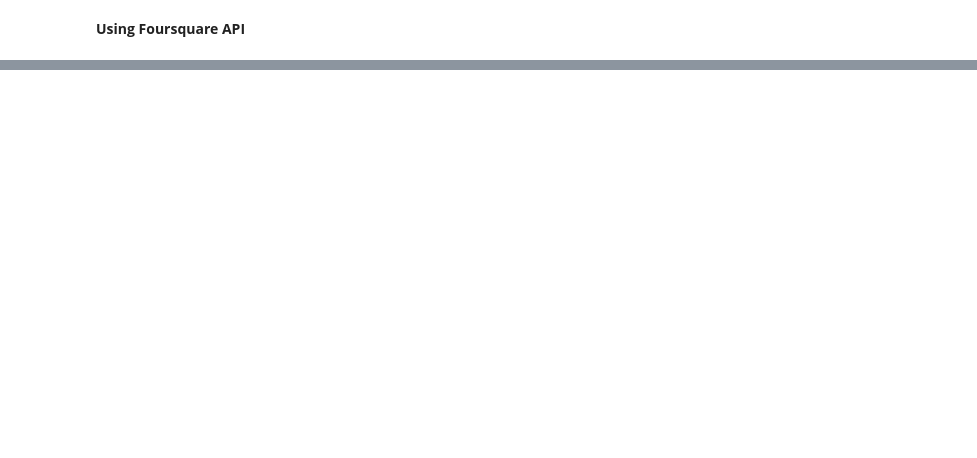
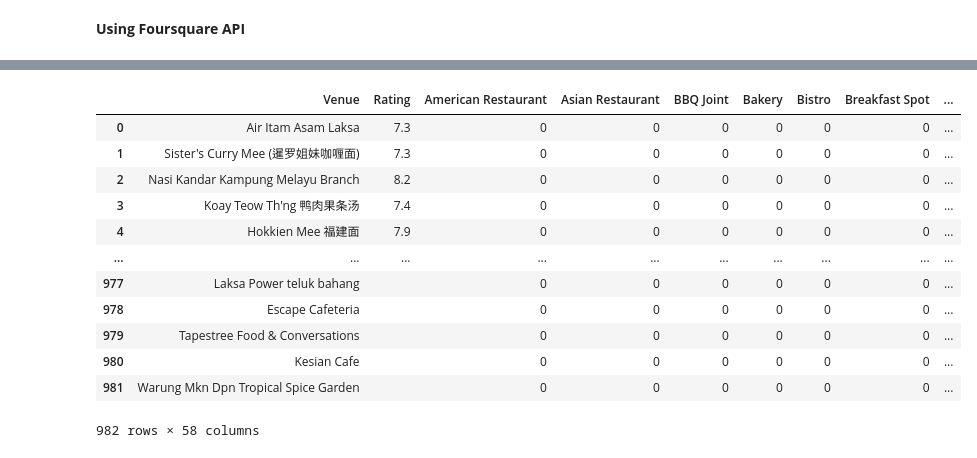
Before and after one commit to Tzeyong/Coursera_Capstone, a Jupyter notebook: Capstone.ipynb, the cells around one changed output, grey strips where cells are left out. Drawn from its saved outputs; the diff is of its cells as text; code cells hidden in the pictures; blank space fills up the shorter version.

```diff
--- a/Capstone.ipynb
+++ b/Capstone.ipynb
@@ -394,0 +286,6 @@ df_venue.head()
+# %%
+# getting nearby gyms for cities in penang
+penang_eatery = getNearbyVenues(names=df_fil['City'],
+                                   latitudes=df_fil['Latitude'],
+                                   longitudes=df_fil['Longitude']
+                                  )
@@ -394,0 +317,11 @@ df_venue.head()
+# %%
+penang_eatery.columns = ['City',
+                  'City Latitude',
+                  'City Longitude',
+                  'Venue',
+                  'Venue Type',
+                  'Venue Address',
+                  'Venue Latitude',
+                  'Venue Longitude',
+                  'Venue ID']
+penang_eatery
@@ -394,0 +362,15 @@ df_venue.head()
+# %%
+# get ratings for each venue
+penang_eatery['Rating'] = ''
+
+for x in range(len(penang_eatery)):
+    venue_id = penang_eatery['Venue ID'][x]
+    url = 'https://api.foursquare.com/v2/venues/{}?client_id={}&client_secret={}&v={}'.format(venue_id, CLIENT_ID, CLIENT_SECRET, VERSION)
+    data = make_request(url)
+    try:
+        result = data['response']['venue']
+        penang_eatery.iloc[x,9] = result['rating']
+    except:
+        penang_eatery.iloc[x,9] = '' #use np.nan instead
+
+penang_eatery.head(10)
@@ -394,0 +389,4 @@ df_venue.head()
+# %%
+fil = ['Venue','Rating','Venue Type']
+eatery_4sq  = penang_eatery[fil]
+eatery_4sq.iloc[300:400,:].head(30)
@@ -394,0 +411,20 @@ df_venue.head()
+# %%
+# one-hot encoding technique to convert venue type into dummy columns
+one_hot = pd.get_dummies(eatery_4sq['Venue Type'])
+eatery_4sq = eatery_4sq.drop('Venue Type',axis = 1)
+eatery_4sq = eatery_4sq.join(one_hot)
+eatery_4sq
+# %% [output]
+|  | Venue | Rating | American Restaurant | Asian Restaurant | BBQ Joint | Bakery | Bistro | Breakfast Spot | ... |
+| 0 | Air Itam Asam Laksa | 7.3 | 0 | 0 | 0 | 0 | 0 | 0 | ... |
+| 1 | Sister's Curry Mee (暹罗姐妹咖喱面) | 7.3 | 0 | 0 | 0 | 0 | 0 | 0 | ... |
+| 2 | Nasi Kandar Kampung Melayu Branch | 8.2 | 0 | 0 | 0 | 0 | 0 | 0 | ... |
+| 3 | Koay Teow Th'ng 鸭肉果条汤 | 7.4 | 0 | 0 | 0 | 0 | 0 | 0 | ... |
+| 4 | Hokkien Mee 福建面 | 7.9 | 0 | 0 | 0 | 0 | 0 | 0 | ... |
+| ... | ... | ... | ... | ... | ... | ... | ... | ... | ... |
+| 977 | Laksa Power teluk bahang |  | 0 | 0 | 0 | 0 | 0 | 0 | ... |
+| 978 | Escape Cafeteria |  | 0 | 0 | 0 | 0 | 0 | 0 | ... |
+| 979 | Tapestree Food & Conversations |  | 0 | 0 | 0 | 0 | 0 | 0 | ... |
+| 980 | Kesian Cafe |  | 0 | 0 | 0 | 0 | 0 | 0 | ... |
+| 981 | Warung Mkn Dpn Tropical Spice Garden |  | 0 | 0 | 0 | 0 | 0 | 0 | ... |
+982 rows × 58 columns
```
Also changed, not shown: parts of 53 cells of this notebook.
